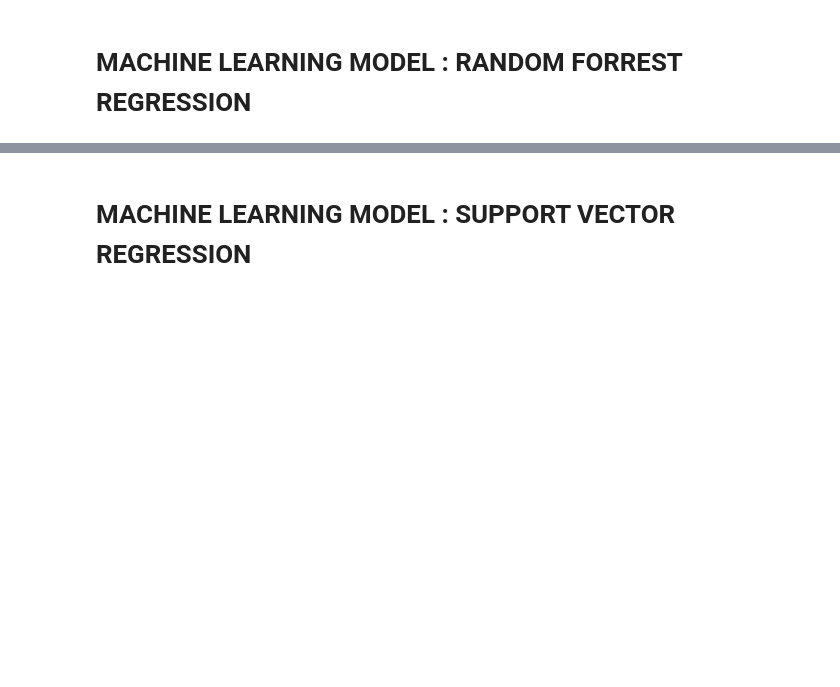
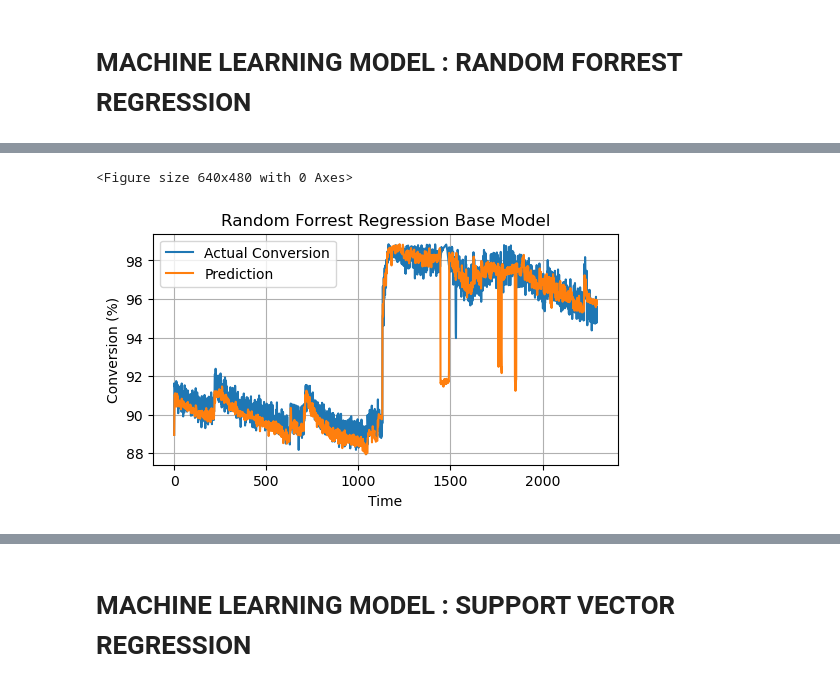
Before and after one commit to WisnuHanif/reactor_data, a Jupyter notebook: thesis_project.ipynb, the cells around one changed output, grey strips where cells are left out. Saved outputs shown, nothing was run; the diff lists cells and outputs as text; code cells hidden in the pictures; blank space fills up the shorter version.

```diff
--- a/thesis_project.ipynb
+++ b/thesis_project.ipynb
@@ -169,7 +391,5 @@ plt.title("Feature importance using Lasso Model")
 abs_coef = abs(coef)
 relevant_features = abs_coef[abs_coef>0]
 prep7 = prep6[relevant_features.index].sort_index(axis=1, ascending=True)
-#prep7 = X_lasso
-prep7['CONVERSION'] = prep5["CONVERSION"]
-#prep7['CONVERSION'] = y_lasso
+prep7['CONVERSION'] = scaled_data["CONVERSION"]
 prep7.shape
@@ -180,3 +420,3 @@ corr3
 # %%
 #Drop high correlation variables among predictor
-prep7 = prep7.drop(['TI-007','TI-011', 'TI-014'], axis = 1)
+prep8 = prep7.drop(['FI-002', 'TI-001','TI-007', 'TI-010', 'TI-011', 'TI-014'], axis = 1)
@@ -204,8 +518,8 @@ print(X.shape, y.shape)
 # %%
 #Create function to return conversion scale for later use
 def return_conversion_scale(variable_plot):
-    minimum = min(prep7['CONVERSION'])
-    maximum = max(prep7['CONVERSION'])
+    minimum = min(prep5['CONVERSION'])
+    maximum = max(prep5['CONVERSION'])
     return ((variable_plot - min(variable_plot)) /(max(variable_plot) - min(variable_plot)))*(maximum-minimum)+minimum
 # %%
 #Divide data into training 70%, validation 15% and testing 15%
@@ -313,14 +684,17 @@ model_metrics(y_val, rfr_model_pred)
 # %%
 #Plot actual vs prediction
 with plt.style.context('default'):
     plt.figure()
-    plt.subplots(figsize=(8,4))
+    plt.subplots(figsize=(6,3))
     plt.plot(return_conversion_scale(y_val), label = "Actual Conversion")
     plt.plot(return_conversion_scale(rfr_model_pred), label = "Prediction")
     plt.grid()
-    plt.title('Random Forrest Regression Prediction')
+    plt.title('Random Forrest Regression Base Model')
     plt.xlabel('Time')
     plt.ylabel('Conversion (%)')
     plt.legend(loc='best')
     plt.show()
+# %% [output]
+<Figure size 640x480 with 0 Axes>
+[figure, added]
 # %%
```
Also changed, not shown: parts of 112 cells of this notebook.
